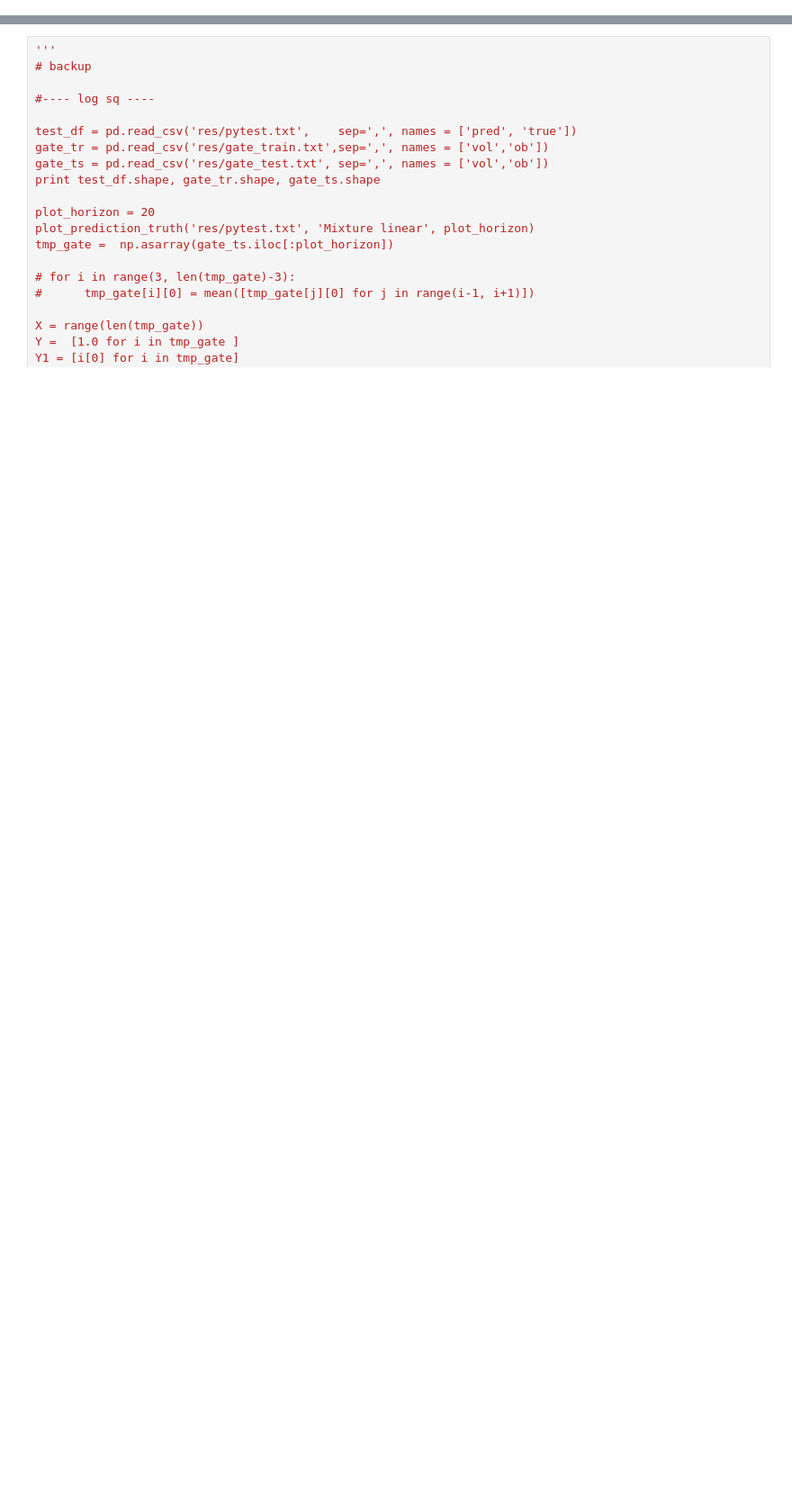
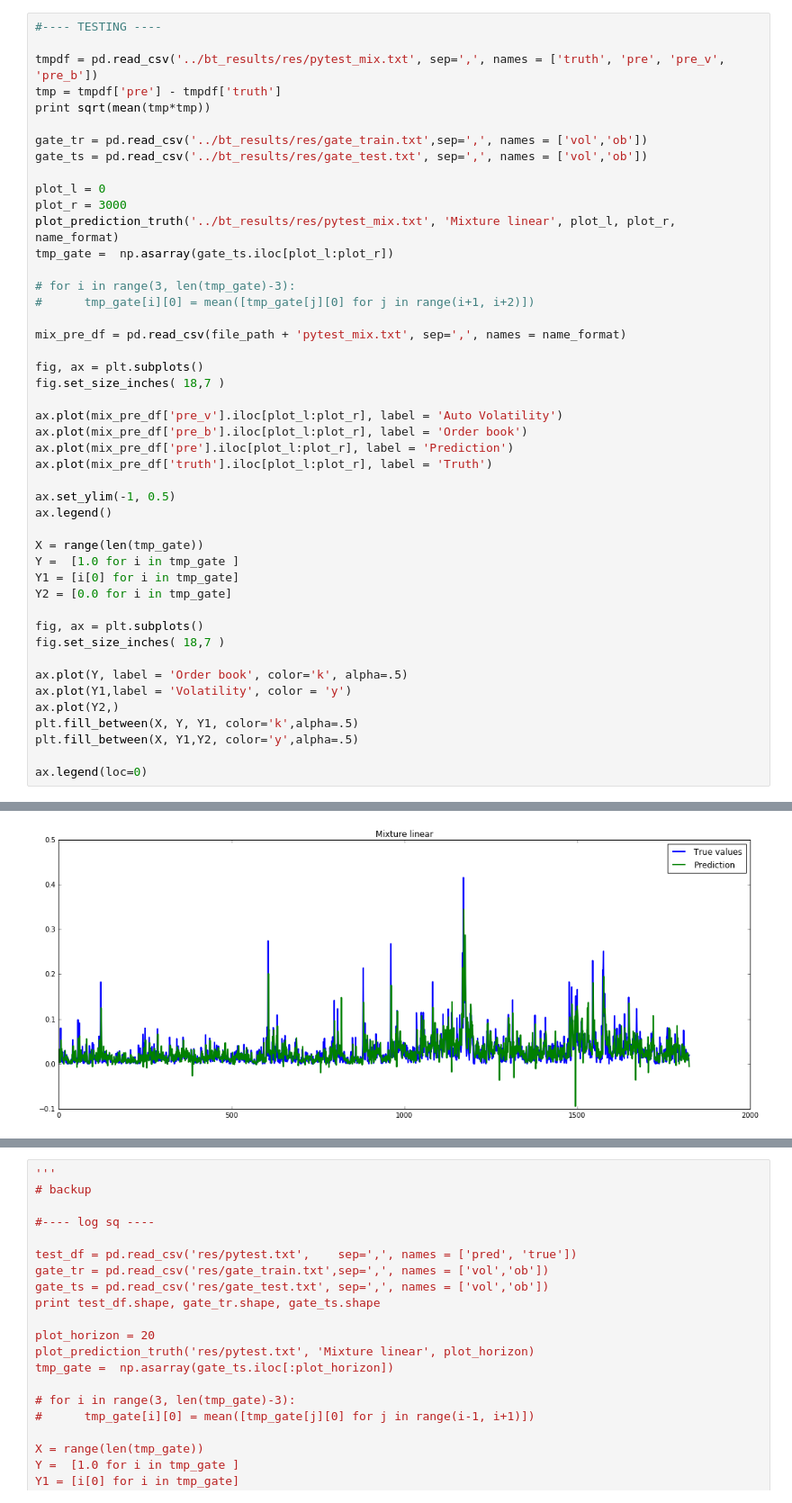
Before and after one commit to weilai0980/mixture_models_crypto, a Jupyter notebook: result_analysis.ipynb, the cells around one changed output, grey strips where cells are left out. Shown at 90% size. Saved outputs shown, nothing was run; the diff lists cells and outputs as text; blank space fills up the shorter version.

```diff
--- a/result_analysis.ipynb
+++ b/result_analysis.ipynb
@@ -49,0 +170,47 @@ def plot_prediction_truth(file_add, title, left, right):
+# %%
+#---- TESTING ----
+
+tmpdf = pd.read_csv('../bt_results/res/pytest_mix.txt', sep=',', names = ['truth', 'pre', 'pre_v', 'pre_b'])
+tmp = tmpdf['pre'] - tmpdf['truth']
+print sqrt(mean(tmp*tmp))
+
+gate_tr = pd.read_csv('../bt_results/res/gate_train.txt',sep=',', names = ['vol','ob'])
+gate_ts = pd.read_csv('../bt_results/res/gate_test.txt', sep=',', names = ['vol','ob'])
+
+plot_l = 0
+plot_r = 3000
+plot_prediction_truth('../bt_results/res/pytest_mix.txt', 'Mixture linear', plot_l, plot_r, name_format)
+tmp_gate =  np.asarray(gate_ts.iloc[plot_l:plot_r])
+
+# for i in range(3, len(tmp_gate)-3):
+#      tmp_gate[i][0] = mean([tmp_gate[j][0] for j in range(i+1, i+2)])
+
+mix_pre_df = pd.read_csv(file_path + 'pytest_mix.txt', sep=',', names = name_format)
+
+fig, ax = plt.subplots()
+fig.set_size_inches( 18,7 )
+
+ax.plot(mix_pre_df['pre_v'].iloc[plot_l:plot_r], label = 'Auto Volatility')
+ax.plot(mix_pre_df['pre_b'].iloc[plot_l:plot_r], label = 'Order book')
+ax.plot(mix_pre_df['pre'].iloc[plot_l:plot_r], label = 'Prediction')
+ax.plot(mix_pre_df['truth'].iloc[plot_l:plot_r], label = 'Truth')
+
+ax.set_ylim(-1, 0.5)
+ax.legend()
+
+X = range(len(tmp_gate))
+Y =  [1.0 for i in tmp_gate ]
+Y1 = [i[0] for i in tmp_gate]
+Y2 = [0.0 for i in tmp_gate]
+
+fig, ax = plt.subplots()
+fig.set_size_inches( 18,7 )
+
+ax.plot(Y, label = 'Order book', color='k', alpha=.5)
+ax.plot(Y1,label = 'Volatility', color = 'y')
+ax.plot(Y2,)
+plt.fill_between(X, Y, Y1, color='k',alpha=.5)
+plt.fill_between(X, Y1,Y2, color='y',alpha=.5)
+
+ax.legend(loc=0)
+# %% [output]
@@ -49,0 +219 @@ def plot_prediction_truth(file_add, title, left, right):
+[figure, added]
```
Also changed, not shown: parts of 25 cells of this notebook, 9 other files.
